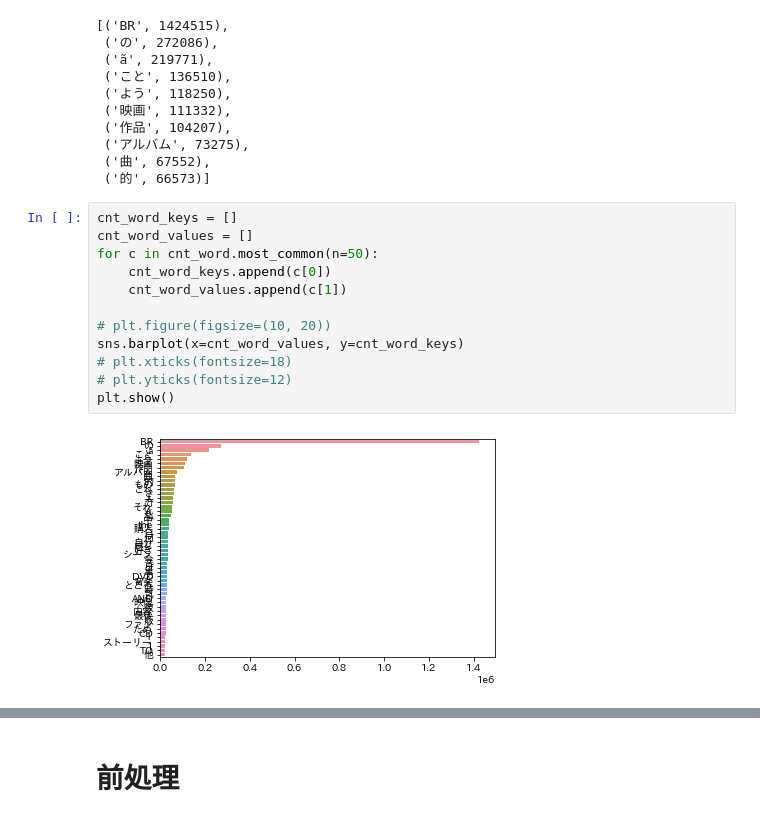
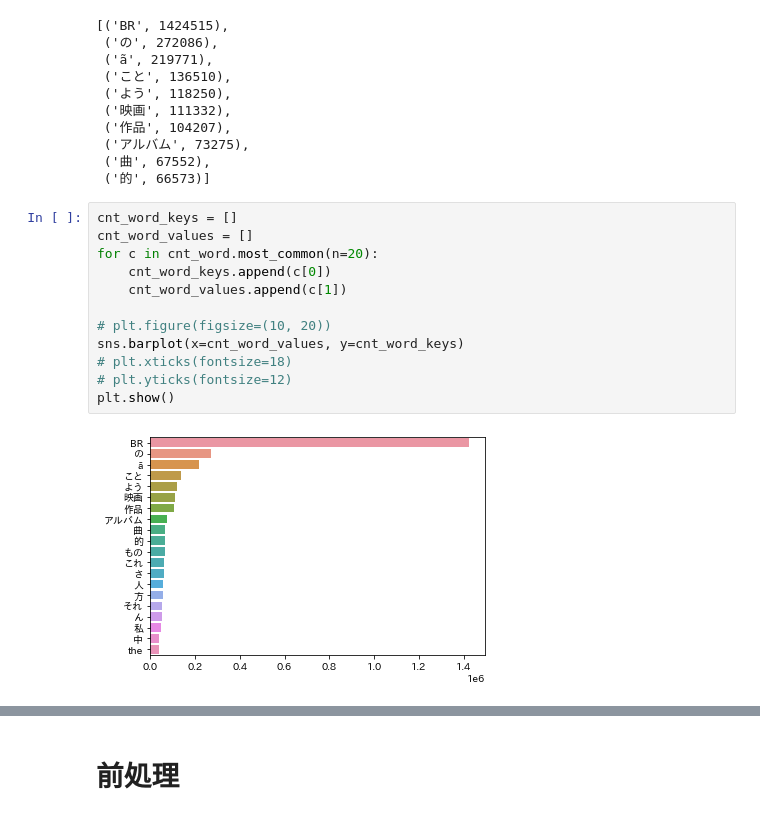
Before and after one commit to mf1611/text_japanese, a Jupyter notebook: notebook/word_count.ipynb, the cells around one changed output, grey strips where cells are left out. Saved outputs shown, nothing was run; the diff lists cells and outputs as text.

```diff
--- a/notebook/word_count.ipynb
+++ b/notebook/word_count.ipynb
@@ -115,17 +115,17 @@ cnt_word.most_common(n=10)
 # %%
 cnt_word_keys = []
 cnt_word_values = []
-for c in cnt_word.most_common(n=50):
+for c in cnt_word.most_common(n=20):
     cnt_word_keys.append(c[0])
     cnt_word_values.append(c[1])
 
 # plt.figure(figsize=(10, 20))
 sns.barplot(x=cnt_word_values, y=cnt_word_keys)
 # plt.xticks(fontsize=18)
 # plt.yticks(fontsize=12)
 plt.show()
 # %% [output]
-[figure, old version]
+[figure, new version]
 # %%
 fpath = "/Library/Fonts/Arial Unicode.ttf"
 words_wakati = ' '.join(word_list_all)
```
Also changed, not shown: parts of 7 cells of this notebook.
